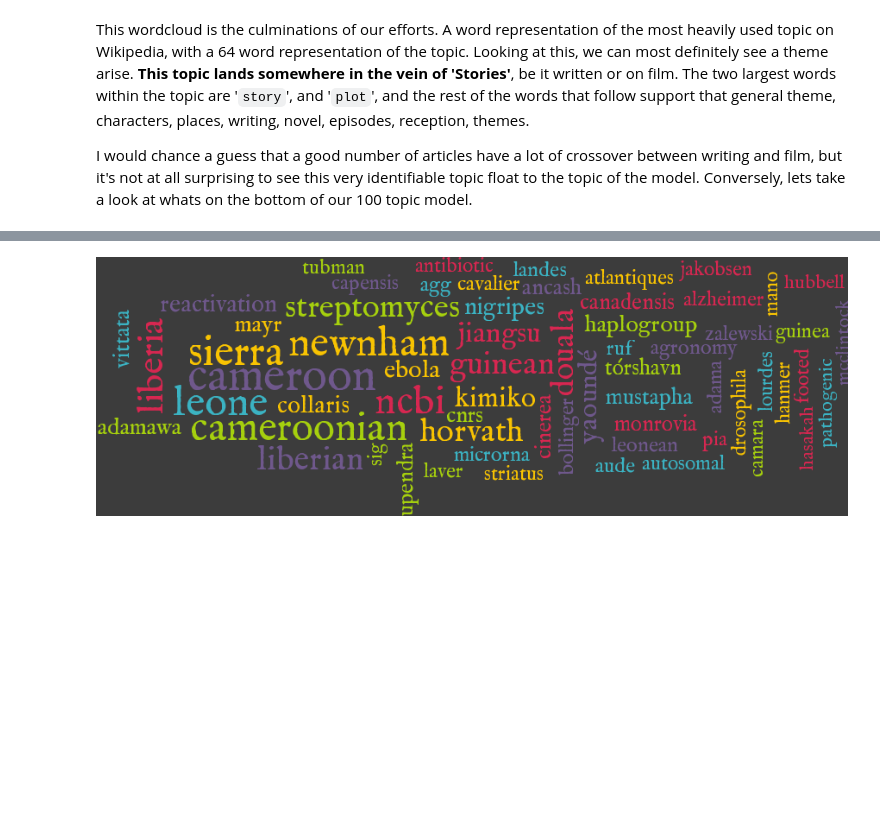
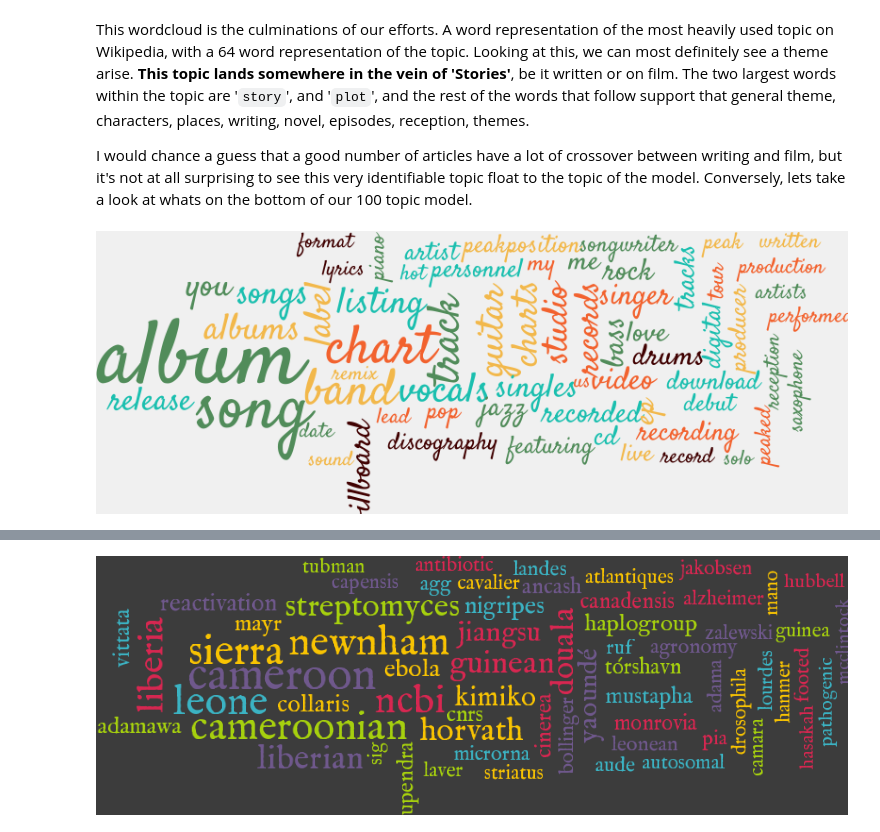
Before and after one commit to WhitneyOnTheWeb/JupyterNotebooks, a Jupyter notebook: Machine Learning/MachineLearningWithPythonCh4.ipynb, the cells around one changed output, grey strips where cells are left out. Cells and saved outputs as stored; diff of their text form; code cells hidden in the pictures; blank space fills up the shorter version.

````diff
--- a/Machine Learning/MachineLearningWithPythonCh4.ipynb
+++ b/Machine Learning/MachineLearningWithPythonCh4.ipynb
@@ -27,13 +27,15 @@ import TextCorpus as tc
 def line():
     print('-' * 80)
 
-def create_cloud(oname, words, size=(1200, 300), maxsize=50, minsize=15, fontname='IM Fell DW Pica'):
+def create_cloud(oname, words, size=(1200, 300), maxsize=50, minsize=15
+               , background=(100, 100, 100, 255), fontname='IM Fell DW Pica'
+               , colors=COLOR_SCHEMES['kidding'], rectangular=True):
     words = [(w,int(v*100000)) for w,v in words]
-    tags = make_tags(words, maxsize=maxsize, minsize=minsize, colors=COLOR_SCHEMES['kidding'])
+    tags = make_tags(words, maxsize=maxsize, minsize=minsize, colors=colors)
     create_tag_image(tags, oname, size=size
                    , layout=LAYOUT_MIX, fontname=fontname
-                   , background=(60, 60, 60, 255)
-                   , rectangular=False)
+                   , background=background
+                   , rectangular=rectangular)
 
 
 # Setup Logging - nice to have so we have status updates along the way
@@ -506,3 +507,13 @@ It represents 5.9% of the total number of words.
 This wordcloud is the culminations of our efforts. A word representation of the most heavily used topic on Wikipedia, with a 64 word representation of the topic. Looking at this, we can most definitely see a theme arise. **This topic lands somewhere in the vein of 'Stories'**, be it written or on film. The two largest words within the topic are '```story```', and '```plot```', and the rest of the words that follow support that general theme, characters, places, writing, novel, episodes, reception, themes.
 
 I would chance a guess that a good number of articles have a lot of crossover between writing and film, but it's not at all surprising to see this very identifiable topic float to the topic of the model. Conversely, lets take a look at whats on the bottom of our 100 topic model.
+# %%
+create_cloud('./{0}_top2topic.png'.format(name), df_wikitopics.loc[24, 'topics']
+             , fontname='Satisfy'
+             , colors=COLOR_SCHEMES['soloist']
+             , background=(240, 240, 240, 255)
+             , maxsize=90
+             , minsize=10)
+Image(filename='./{0}_top2topic.png'.format(name))
+# %% [output]
+[figure, added]
````
Also changed, not shown: parts of 12 cells of this notebook.
